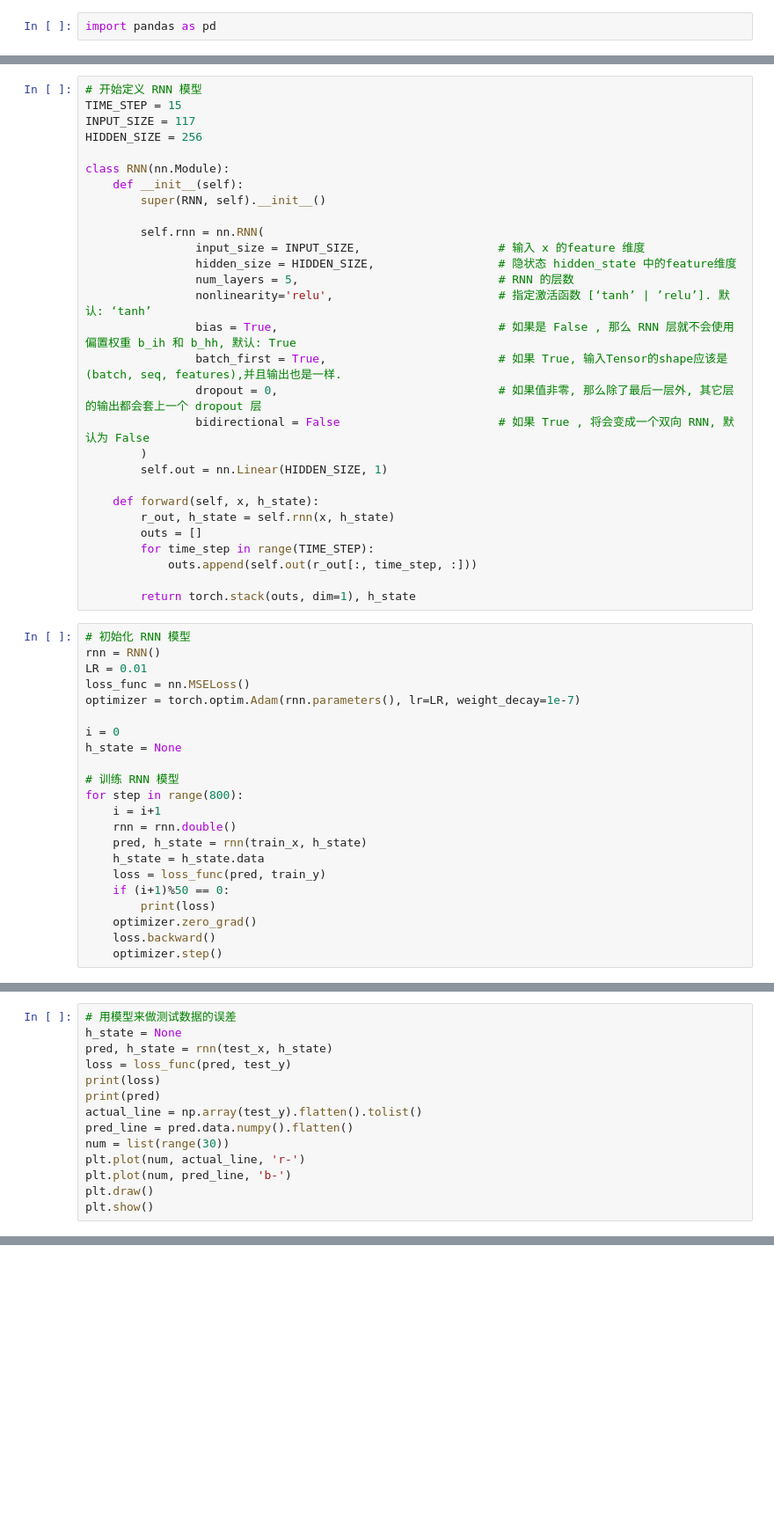
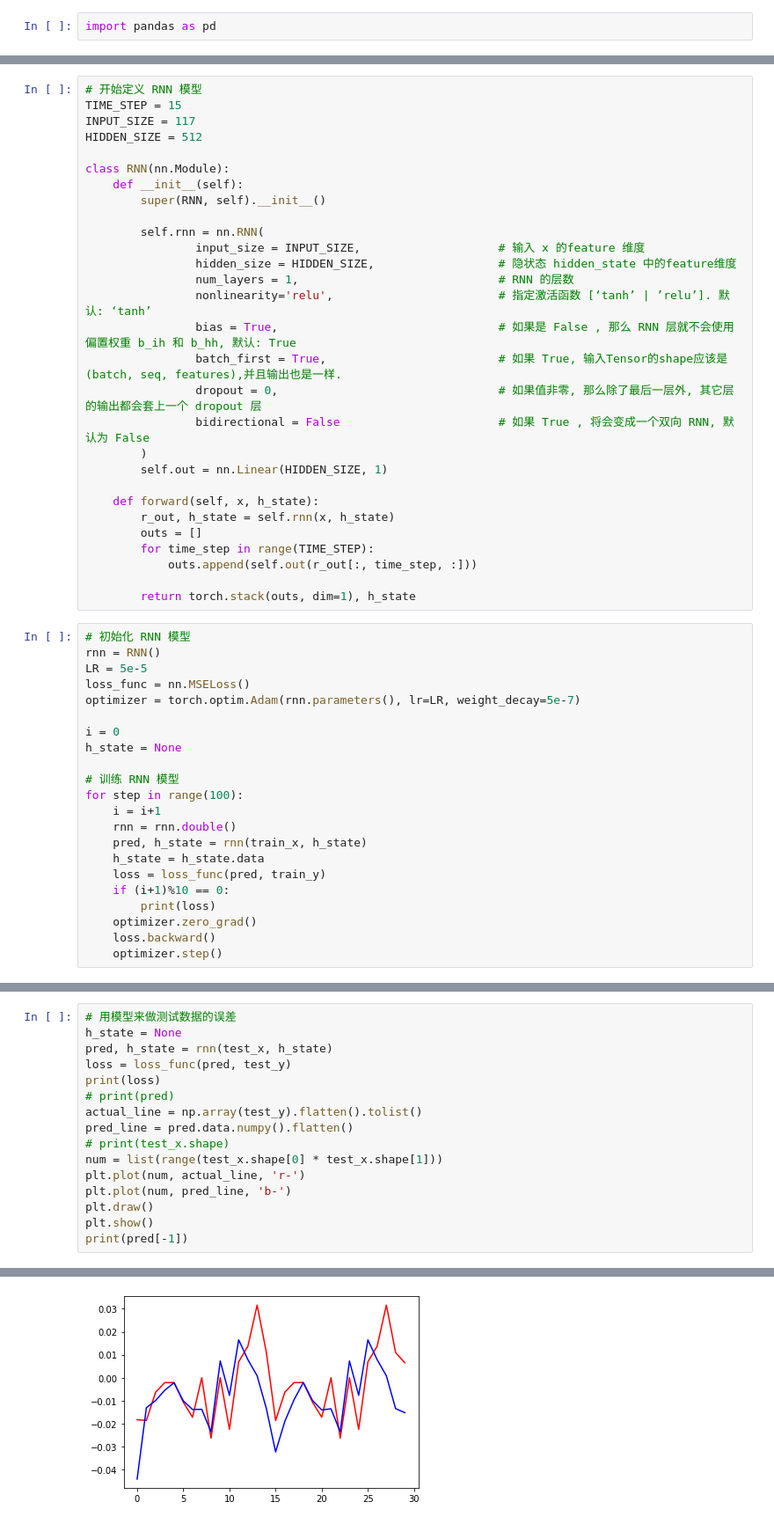
Before and after one commit to matrixleon18/SHUFE, a Jupyter notebook: jupyterlab/Simple_RNN.ipynb, the cells around one changed output, grey strips where cells are left out. Shown at 88% size. Saved outputs shown, nothing was run; the diff lists cells and outputs as text; blank space fills up the shorter version.

```diff
--- a/jupyterlab/Simple_RNN.ipynb
+++ b/jupyterlab/Simple_RNN.ipynb
@@ -188,7 +242,7 @@ print(test_x)
 # 开始定义 RNN 模型
 TIME_STEP = 15
 INPUT_SIZE = 117
-HIDDEN_SIZE = 256
+HIDDEN_SIZE = 512
 
 class RNN(nn.Module):
     def __init__(self):
@@ -197,7 +251,7 @@ class RNN(nn.Module):
         self.rnn = nn.RNN(
                 input_size = INPUT_SIZE,                    # 输入 x 的feature 维度
                 hidden_size = HIDDEN_SIZE,                  # 隐状态 hidden_state 中的feature维度
-                num_layers = 5,                             # RNN 的层数
+                num_layers = 1,                             # RNN 的层数
                 nonlinearity='relu',                        # 指定激活函数 [‘tanh’ | ’relu’]. 默认: ‘tanh’
                 bias = True,                                # 如果是 False , 那么 RNN 层就不会使用偏置权重 b_ih 和 b_hh, 默认: True
                 batch_first = True,                         # 如果 True, 输入Tensor的shape应该是(batch, seq, features),并且输出也是一样.
@@ -216,21 +270,21 @@ class RNN(nn.Module):
 # %%
 # 初始化 RNN 模型
 rnn = RNN()
-LR = 0.01
+LR = 5e-5
 loss_func = nn.MSELoss()
-optimizer = torch.optim.Adam(rnn.parameters(), lr=LR, weight_decay=1e-7)
+optimizer = torch.optim.Adam(rnn.parameters(), lr=LR, weight_decay=5e-7)
 
 i = 0
 h_state = None
 
 # 训练 RNN 模型
-for step in range(800):
+for step in range(100):
     i = i+1
     rnn = rnn.double()
     pred, h_state = rnn(train_x, h_state)
     h_state = h_state.data
     loss = loss_func(pred, train_y)
-    if (i+1)%50 == 0:
+    if (i+1)%10 == 0:
         print(loss)
     optimizer.zero_grad()
     loss.backward()
@@ -241,11 +306,14 @@ h_state = None
 pred, h_state = rnn(test_x, h_state)
 loss = loss_func(pred, test_y)
 print(loss)
-print(pred)
+# print(pred)
 actual_line = np.array(test_y).flatten().tolist()
 pred_line = pred.data.numpy().flatten()
-num = list(range(30))
+# print(test_x.shape)
+num = list(range(test_x.shape[0] * test_x.shape[1]))
 plt.plot(num, actual_line, 'r-')
 plt.plot(num, pred_line, 'b-')
 plt.draw()
 plt.show()
+print(pred[-1])
+# %% [output]
@@ -251,0 +321 @@ plt.show()
+[figure, added]
```
Also changed, not shown: parts of 6 cells of this notebook.
